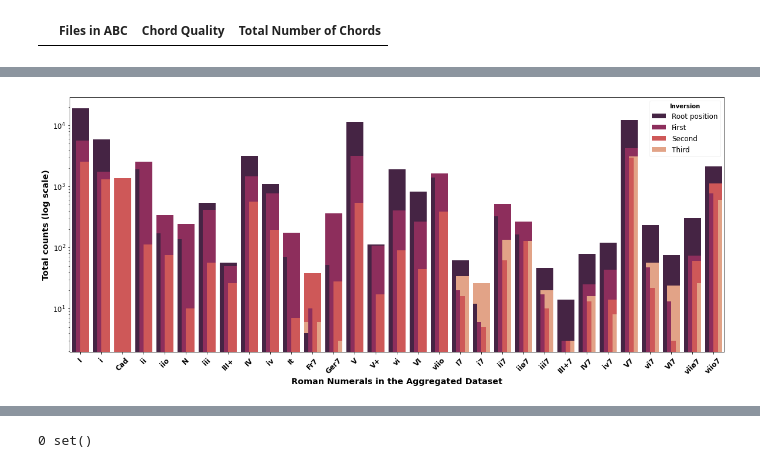
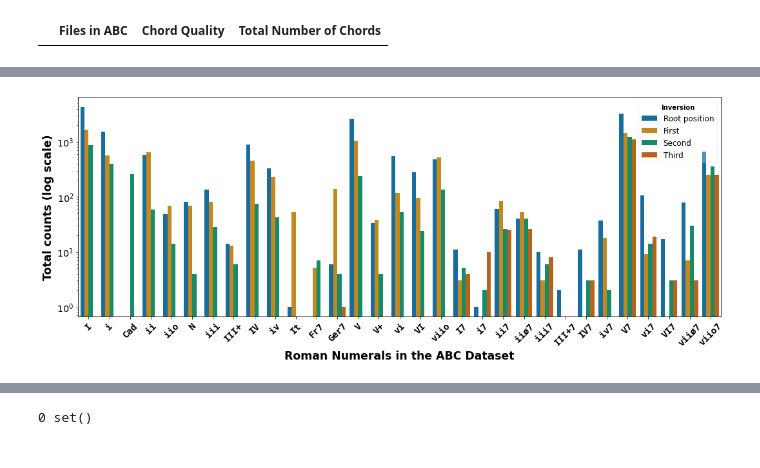
Before and after one commit to napulen/AugmentedNet, a Jupyter notebook: notebooks/thesis/Ch4-DatasetSummary.ipynb, the cells around one changed output, grey strips where cells are left out. Saved outputs shown, nothing was run; the diff lists cells and outputs as text; code cells hidden in the pictures.

Commit message:
Update ch4 plot

```diff
--- a/notebooks/thesis/Ch4-DatasetSummary.ipynb
+++ b/notebooks/thesis/Ch4-DatasetSummary.ipynb
@@ -17,7 +18,7 @@ from AugmentedNet.feature_representation import COMMON_ROMAN_NUMERALS, KEYS
 summary = "dataset/dataset_summary.tsv"
 dfsummary = pd.read_csv(summary, sep="\t")
 # %%
-dataset = ("abc", "bps", "haydnsun", "keymodt", "mps", "tavern", "wir", "wirwtc")
+dataset = ("abc",) #"bps", "haydnsun", "keymodt", "mps", "tavern", "wir", "wirwtc")
 otherdatasets = tuple([x for x in available_collections if x not in dataset])
 
 fdataset = {
@@ -77,0 +79,9 @@ dataset/test/wirwtc-bach-wtc-i-24.tsv
+# %%
+measures = 0
+for f in df.file.unique():
+    measures += df[df.file == f].a_measure.max()
+
+print("Duration in quarter notes:", df.a_duration.sum().round())
+print("Measures:", measures)
+print("Chord annotations:", len(df.index))
+print("Average harmonic rhythm:", df.a_duration.mean().round(2))
@@ -195,20 +210,21 @@ for inv in [0.0, 1.0, 2.0, 3.0]:
 rnsinvdf = pd.DataFrame(rnsinv)
 # %%
 # font = {'family': 'sans', 'size': 14, "weight": "bold"}
-plt.rcParams["figure.figsize"] = (20, 8)
+plt.rcParams["figure.figsize"] = (15, 6)
 # plt.rc('font', **font)
-sns.barplot(x="rn", y="counts", dodge=False, hue="inversion", palette="rocket", saturation=0.7, data=rnsinvdf)
-g = sns.barplot(x="rn", y="counts", dodge=True, hue="inversion", palette="rocket", saturation=0.7, data=rnsinvdf)
+# sns.barplot(x="rn", y="counts", dodge=False, hue="inversion", palette="rocket", saturation=0.7, data=rnsinvdf)
+g = sns.barplot(x="rn", y="counts", dodge=True, hue="inversion", palette="colorblind", data=rnsinvdf)
 h,l = g.get_legend_handles_labels()
 plt.legend(h[:4], l[:4], loc="upper right", fontsize="large", framealpha=0.25, title="Inversion", title_fontproperties={"weight": "bold"})
-plt.xlabel(f"Roman Numerals in the {fdataset[dataset]} Dataset", fontsize="x-large", fontweight="bold")
-plt.xticks(rotation=45, fontsize="large", fontweight="bold")
-plt.ylabel("Total counts (log scale)", fontsize="x-large", fontweight="bold")
+plt.xlabel(f"Roman Numerals in the {fdataset[dataset]} Dataset", fontsize="xx-large", fontweight="bold")
+plt.xticks(rotation=45, fontfamily="monospace", fontsize="x-large", fontweight="bold")
+plt.ylabel("Total counts (log scale)", fontsize="xx-large", fontweight="bold")
 plt.yscale("log")
-plt.yticks(fontsize="large")
+plt.yticks(fontsize="x-large")
+plt.tight_layout()
 plt.savefig(f"{fdataset[dataset].lower()}_rn_inversion.png")
 # %% [output]
-[figure, old version]
+[figure, new version]
 # %%
 rns = {
     'I': 'major',
```
Also changed, not shown: parts of 8 cells of this notebook.
